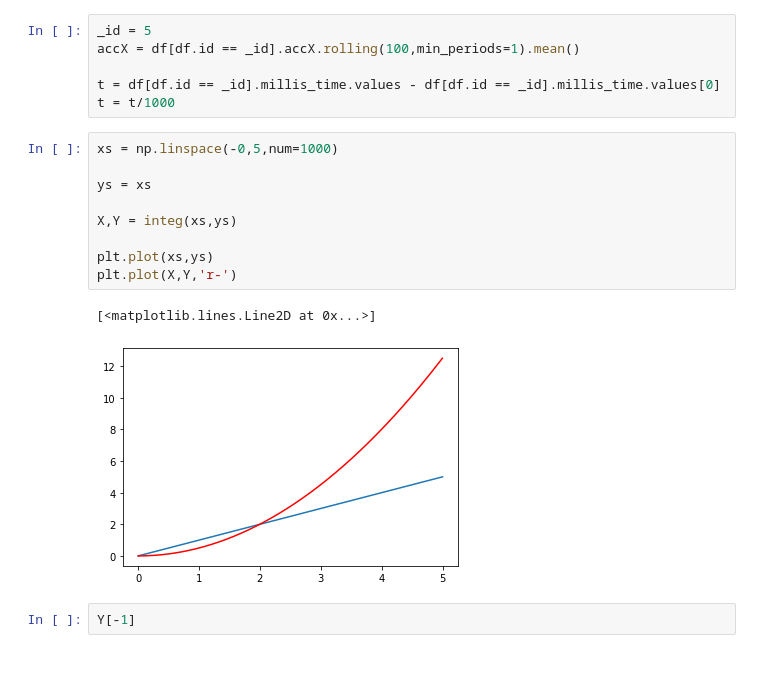
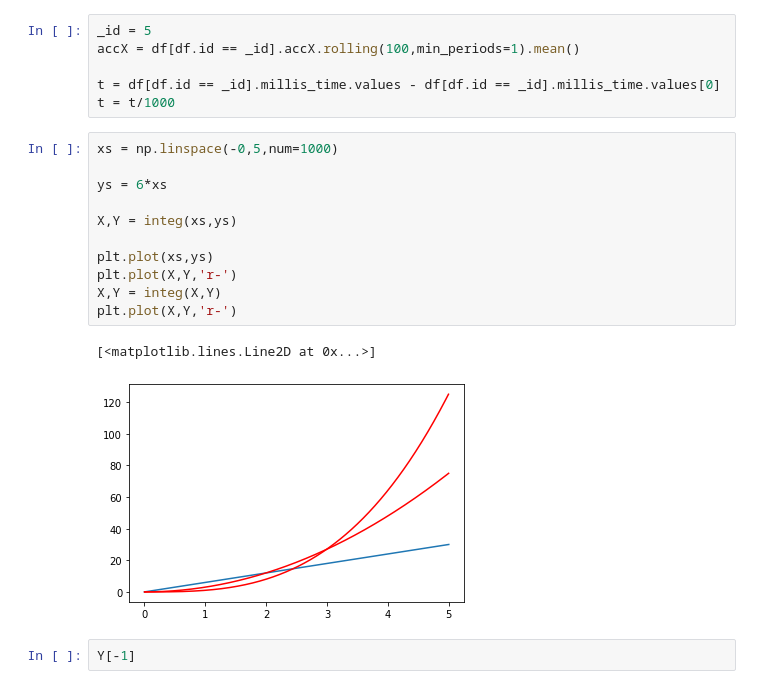
Before and after one commit to Denis-Tihonov/Activity_classification, a Jupyter notebook: Var_1.1.ipynb, the cells around one changed output. Cells and saved outputs as stored; diff of their text form.

```diff
--- a/Var_1.1.ipynb
+++ b/Var_1.1.ipynb
@@ -58,15 +58,17 @@ t = t/1000
 # %%
 xs = np.linspace(-0,5,num=1000)
 
-ys = xs
+ys = 6*xs
 
 X,Y = integ(xs,ys)
 
 plt.plot(xs,ys)
 plt.plot(X,Y,'r-')
+X,Y = integ(X,Y)
+plt.plot(X,Y,'r-')
 # %% [output]
 [<matplotlib.lines.Line2D at 0x...>]
-[figure, old version]
+[figure, new version]
 # %%
 Y[-1]
 # %% [output]
```
Also changed, not shown: 17 other files.
